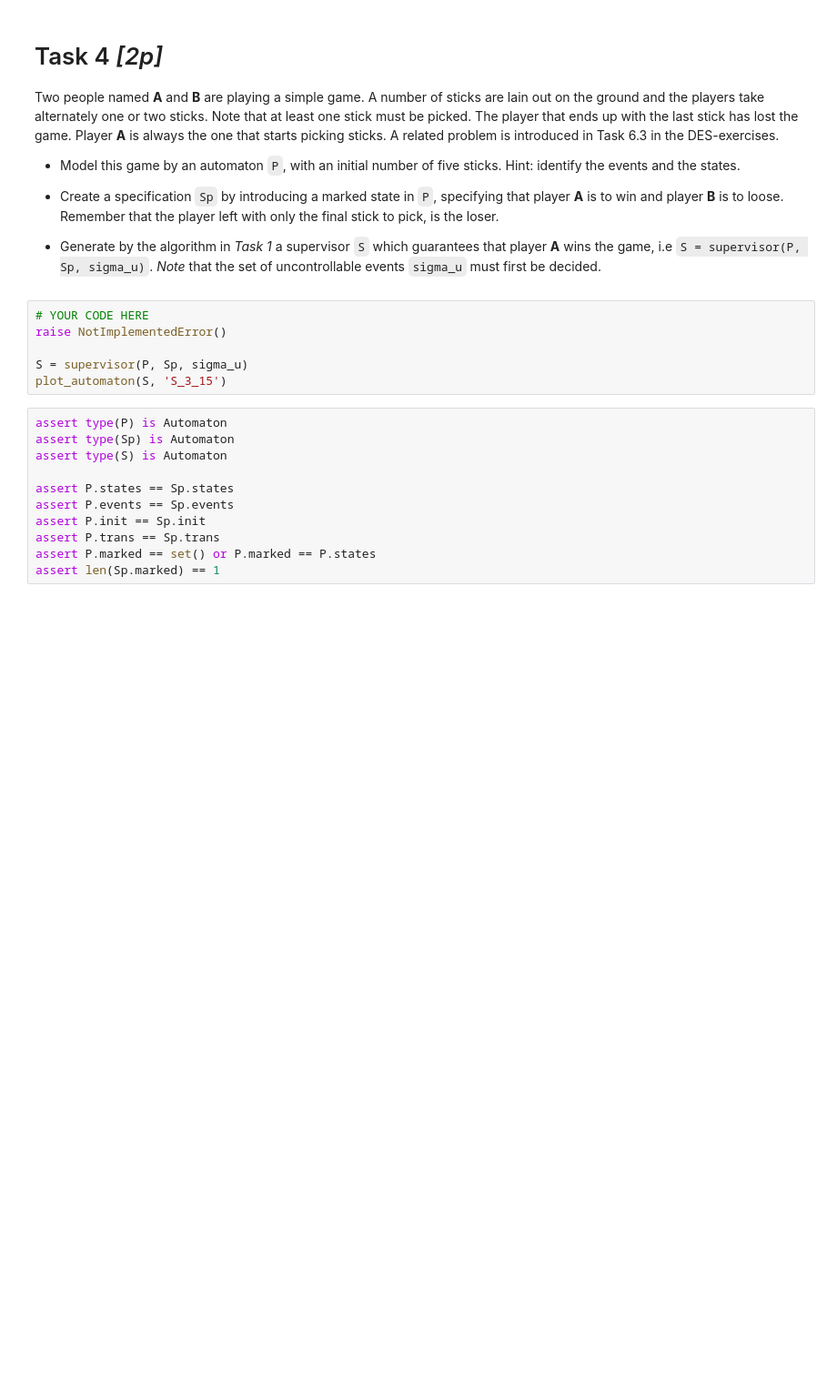
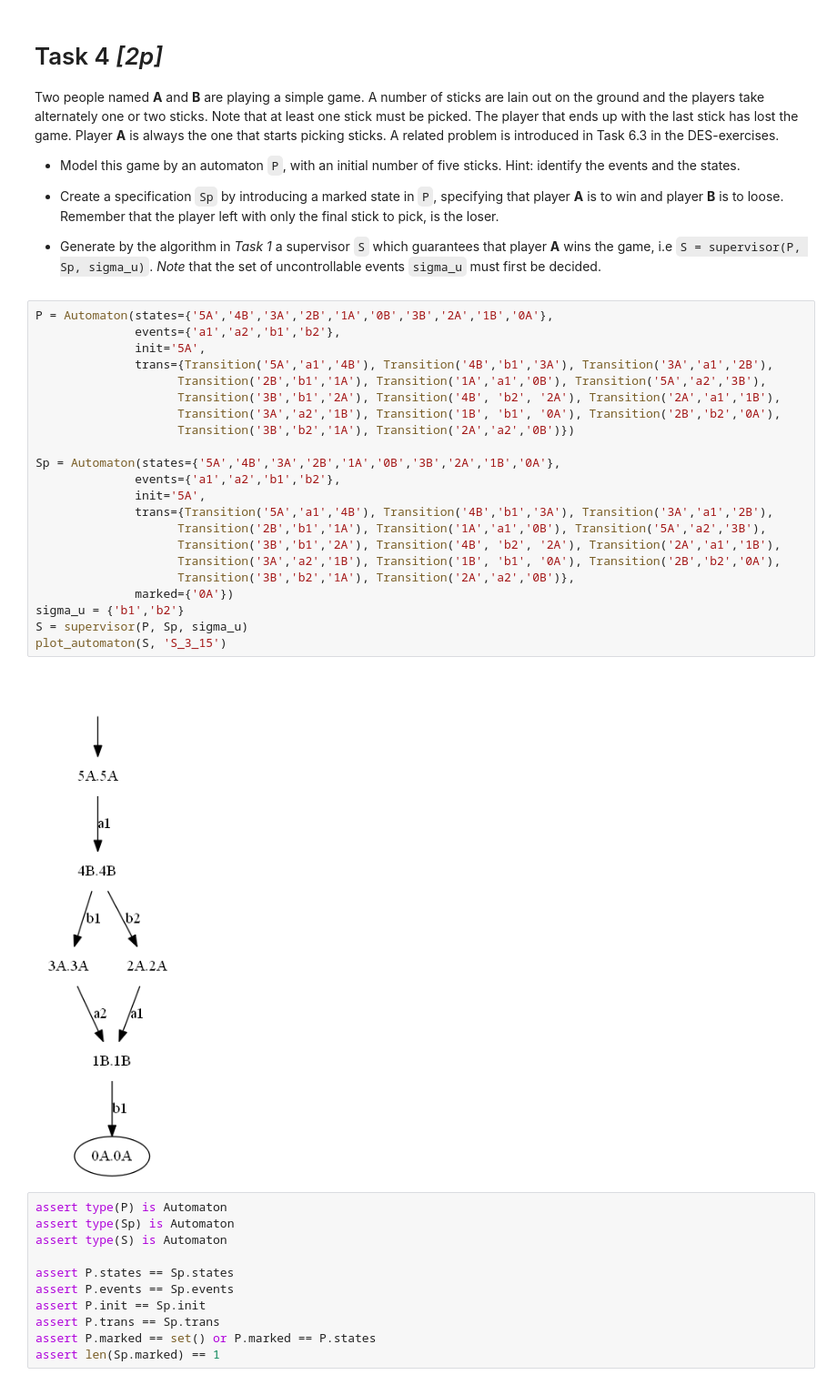
Before and after one commit to Eliacus/SSY165-Assignments, a Jupyter notebook: Assignment-2/synthesize.ipynb, the cells around one changed output. Shown at 91% size. Drawn from its saved outputs; the diff is of its cells as text; blank space fills up the shorter version.

```diff
--- a/Assignment-2/synthesize.ipynb
+++ b/Assignment-2/synthesize.ipynb
@@ -400,12 +556,30 @@ in Task 6.3 in the DES-exercises.
 * Create a specification `Sp` by introducing a marked state in `P`, specifying that player **A** is to win and player **B** is to loose. Remember that the player left with only the final stick to pick, is the loser.
 
 * Generate by the algorithm in *Task 1* a supervisor `S` which guarantees that player **A** wins the game, i.e `S = supervisor(P, Sp, sigma_u)`. *Note* that the set of uncontrollable events `sigma_u` must first be decided.
-# %%
-# YOUR CODE HERE
-raise NotImplementedError()
-
-S = supervisor(P, Sp, sigma_u)
-plot_automaton(S, 'S_3_15')
+# %%
+P = Automaton(states={'5A','4B','3A','2B','1A','0B','3B','2A','1B','0A'},
+              events={'a1','a2','b1','b2'},
+              init='5A',
+              trans={Transition('5A','a1','4B'), Transition('4B','b1','3A'), Transition('3A','a1','2B'),
+                    Transition('2B','b1','1A'), Transition('1A','a1','0B'), Transition('5A','a2','3B'),
+                    Transition('3B','b1','2A'), Transition('4B', 'b2', '2A'), Transition('2A','a1','1B'),
+                    Transition('3A','a2','1B'), Transition('1B', 'b1', '0A'), Transition('2B','b2','0A'),
+                    Transition('3B','b2','1A'), Transition('2A','a2','0B')})
+
+Sp = Automaton(states={'5A','4B','3A','2B','1A','0B','3B','2A','1B','0A'},
+              events={'a1','a2','b1','b2'},
+              init='5A',
+              trans={Transition('5A','a1','4B'), Transition('4B','b1','3A'), Transition('3A','a1','2B'),
+                    Transition('2B','b1','1A'), Transition('1A','a1','0B'), Transition('5A','a2','3B'),
+                    Transition('3B','b1','2A'), Transition('4B', 'b2', '2A'), Transition('2A','a1','1B'),
+                    Transition('3A','a2','1B'), Transition('1B', 'b1', '0A'), Transition('2B','b2','0A'),
+                    Transition('3B','b2','1A'), Transition('2A','a2','0B')},
+              marked={'0A'})
+sigma_u = {'b1','b2'}
+S = supervisor(P, Sp, sigma_u)
+plot_automaton(S, 'S_3_15')
+# %% [output]
+[figure, added]
 # %%
 assert type(P) is Automaton
 assert type(Sp) is Automaton
```
Also changed, not shown: parts of 14 cells of this notebook, 3 other files.
